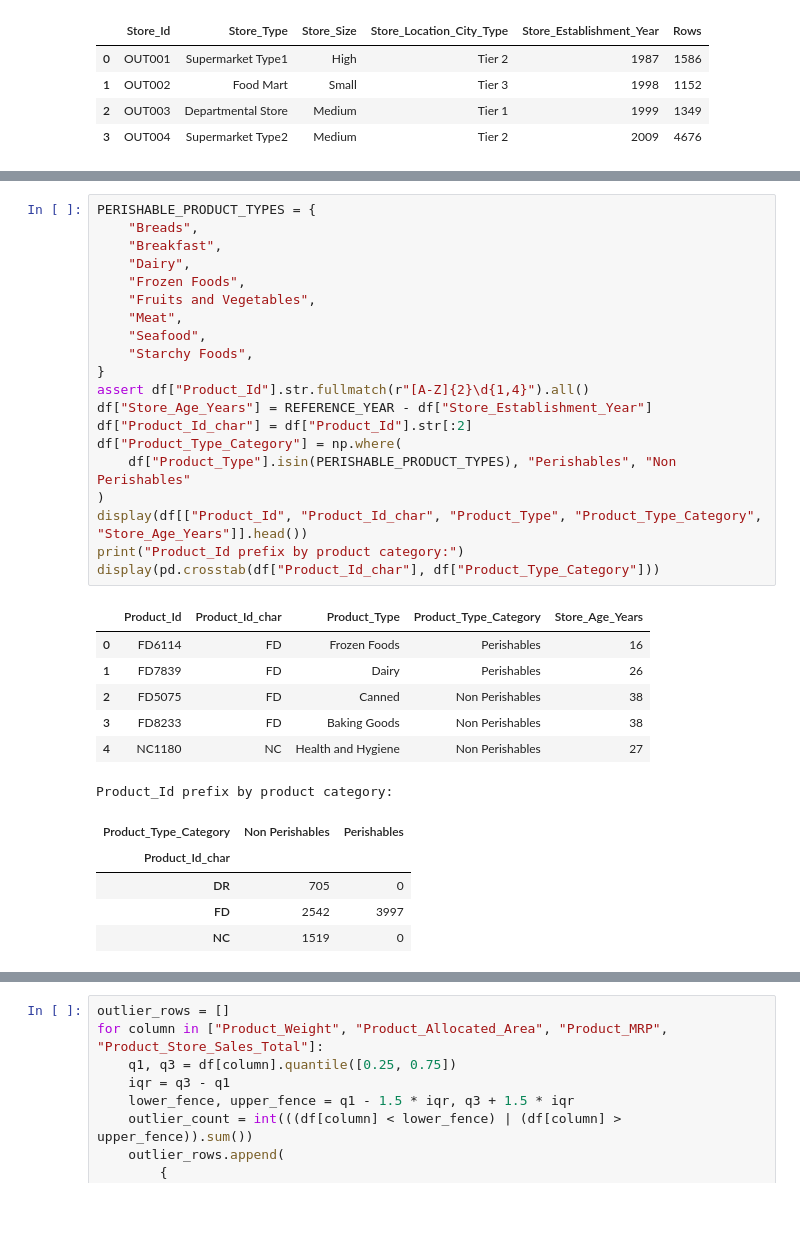
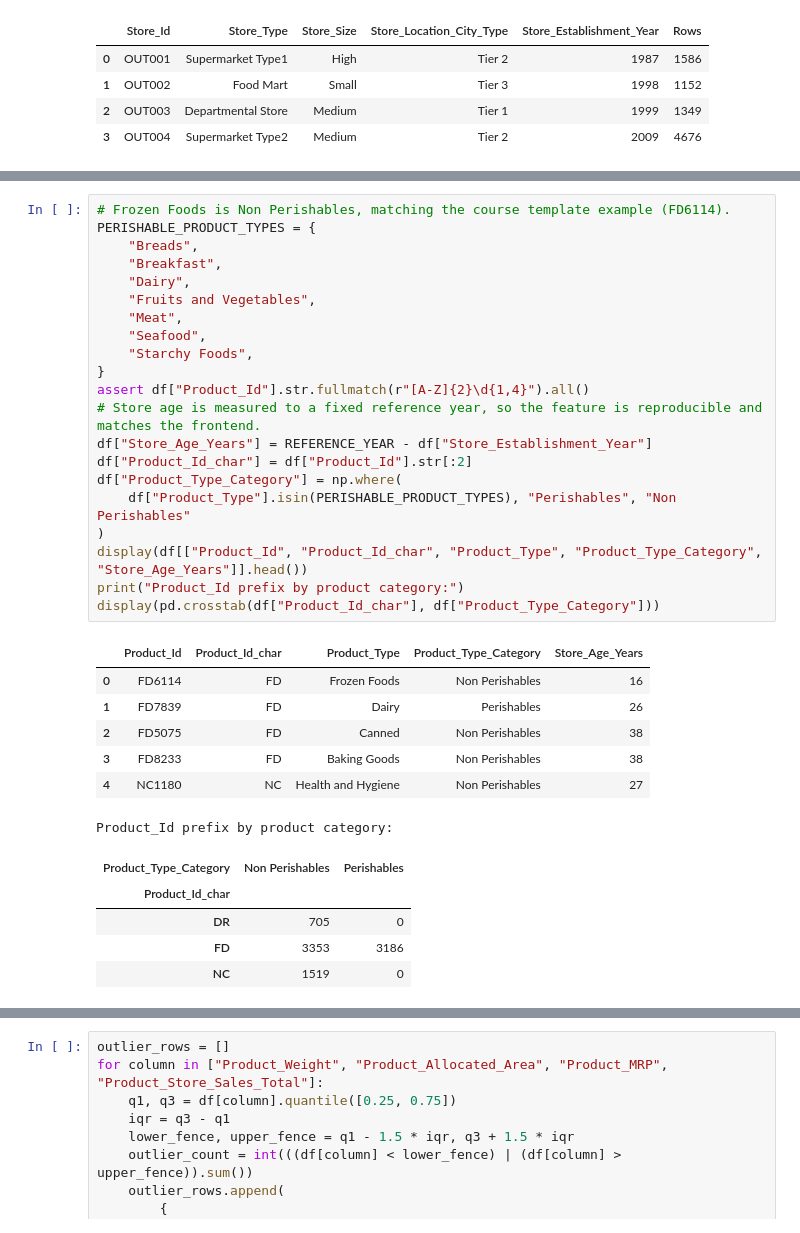
Before and after one commit to wdmofor/superkart-sales-predictor, a Jupyter notebook: full_code/SuperKart_Full_Code.ipynb, the cells around one changed output, grey strips where cells are left out. Cells and saved outputs as stored; diff of their text form.

```diff
--- a/full_code/SuperKart_Full_Code.ipynb
+++ b/full_code/SuperKart_Full_Code.ipynb
@@ -180,33 +236,34 @@ Distinct stores: 4 | distinct store profiles: 4
 # %%
+# Frozen Foods is Non Perishables, matching the course template example (FD6114).
 PERISHABLE_PRODUCT_TYPES = {
     "Breads",
     "Breakfast",
     "Dairy",
-    "Frozen Foods",
     "Fruits and Vegetables",
     "Meat",
     "Seafood",
     "Starchy Foods",
 }
 assert df["Product_Id"].str.fullmatch(r"[A-Z]{2}\d{1,4}").all()
+# Store age is measured to a fixed reference year, so the feature is reproducible and matches the frontend.
 df["Store_Age_Years"] = REFERENCE_YEAR - df["Store_Establishment_Year"]
 df["Product_Id_char"] = df["Product_Id"].str[:2]
 df["Product_Type_Category"] = np.where(
     df["Product_Type"].isin(PERISHABLE_PRODUCT_TYPES), "Perishables", "Non Perishables"
 )
 display(df[["Product_Id", "Product_Id_char", "Product_Type", "Product_Type_Category", "Store_Age_Years"]].head())
 print("Product_Id prefix by product category:")
 display(pd.crosstab(df["Product_Id_char"], df["Product_Type_Category"]))
 # %% [output]
 |  | Product_Id | Product_Id_char | Product_Type | Product_Type_Category | Store_Age_Years |
-| 0 | FD6114 | FD | Frozen Foods | Perishables | 16 |
+| 0 | FD6114 | FD | Frozen Foods | Non Perishables | 16 |
 | 1 | FD7839 | FD | Dairy | Perishables | 26 |
 | 2 | FD5075 | FD | Canned | Non Perishables | 38 |
 | 3 | FD8233 | FD | Baking Goods | Non Perishables | 38 |
 | 4 | NC1180 | NC | Health and Hygiene | Non Perishables | 27 |
 Product_Id prefix by product category:
 | Product_Type_Category | Non Perishables | Perishables |
 | Product_Id_char |  |  |
 | DR | 705 | 0 |
-| FD | 2542 | 3997 |
+| FD | 3353 | 3186 |
 | NC | 1519 | 0 |
```
Also changed, not shown: parts of 95 cells of this notebook, 16 other files.
